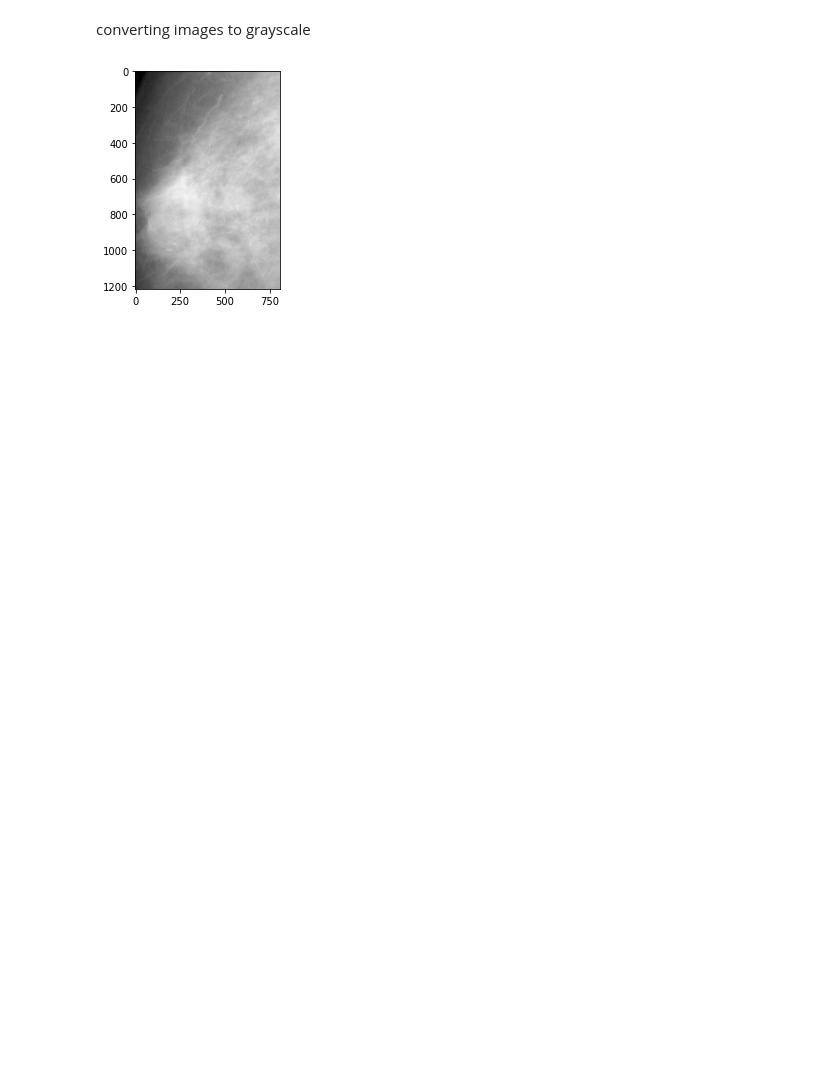
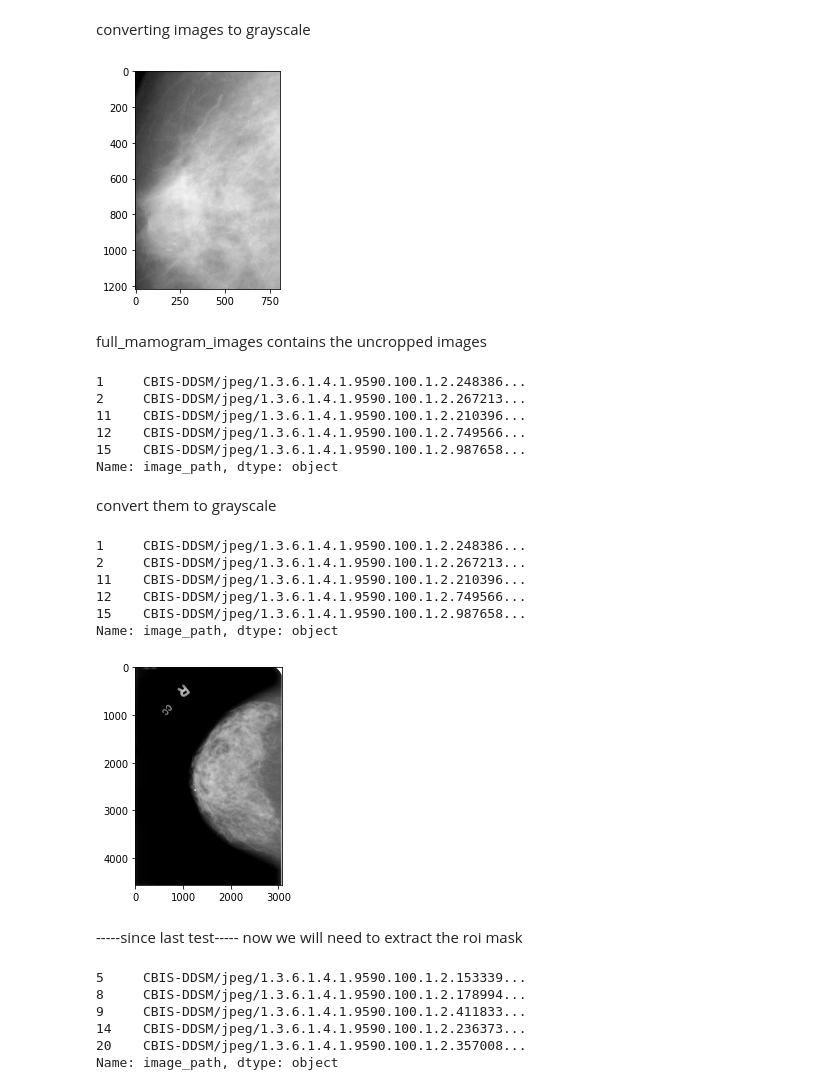
Before and after one commit to Vthanos/B.I.C, a Jupyter notebook: notebooks/classnet.ipynb, the cells around one changed output. Drawn from its saved outputs; the diff is of its cells as text; code cells hidden in the pictures; blank space fills up the shorter version.

Commit message:
added code for masks and corrected some path conflicts

```diff
--- a/notebooks/classnet.ipynb
+++ b/notebooks/classnet.ipynb
@@ -160,5 +192,5 @@ plotScatterMatrix(df3, 12, 10)
 # %%
-dicom_data = pd.read_csv('inputs/csv/dicom_info.csv')
+dicom_data = pd.read_csv('CBIS-DDSM/csv/dicom_info.csv')
 # %%
 dicom_data.head()
 # %% [output]
@@ -204,7 +236,7 @@ Name: image_path, dtype: object
 # %% [markdown]
 dir containing the images
 # %%
-image_dir = '../inputs/jpeg'
+image_dir = 'CBIS-DDSM/jpeg'
 # %% [markdown]
 cropping images
 # %%
@@ -226,3 +258,49 @@ for file  in cropped_images[0:5]:
   plt.imshow(gray_img, cmap='gray')
 # %% [output]
 [figure]
+# %% [markdown]
+full_mamogram_images contains the uncropped images
+# %%
+full_mammogram_images=dicom_data[dicom_data.SeriesDescription == 'full mammogram images'].image_path
+#.replace(image_path,image_dir)
+#image_path
+full_mammogram_images.head()
+# %% [output]
+1     CBIS-DDSM/jpeg/1.3.6.1.4.1.9590.100.1.2.248386...
+2     CBIS-DDSM/jpeg/1.3.6.1.4.1.9590.100.1.2.267213...
+11    CBIS-DDSM/jpeg/1.3.6.1.4.1.9590.100.1.2.210396...
+12    CBIS-DDSM/jpeg/1.3.6.1.4.1.9590.100.1.2.749566...
+15    CBIS-DDSM/jpeg/1.3.6.1.4.1.9590.100.1.2.987658...
+Name: image_path, dtype: object
+# %% [markdown]
+convert them to grayscale
+# %%
+full_mammogram_images = full_mammogram_images.apply(lambda x: x.replace('CBIS-DDSM/jpeg', image_dir))
+full_mammogram_images.head()
+# %% [output]
+1     CBIS-DDSM/jpeg/1.3.6.1.4.1.9590.100.1.2.248386...
+2     CBIS-DDSM/jpeg/1.3.6.1.4.1.9590.100.1.2.267213...
+11    CBIS-DDSM/jpeg/1.3.6.1.4.1.9590.100.1.2.210396...
+12    CBIS-DDSM/jpeg/1.3.6.1.4.1.9590.100.1.2.749566...
+15    CBIS-DDSM/jpeg/1.3.6.1.4.1.9590.100.1.2.987658...
+Name: image_path, dtype: object
+# %%
+for file  in full_mammogram_images[0:5]:
+  full_mammogram_images_show = PIL.Image.open(file)
+  gray_img= full_mammogram_images_show.convert("L")
+  plt.imshow(gray_img, cmap='gray')
+# %% [output]
+[figure, added]
+# %% [markdown]
+-----since last test-----
+now we will need to extract the roi mask
+# %%
+ROI_mask_images=dicom_data[dicom_data.SeriesDescription == 'ROI mask images'].image_path
+ROI_mask_images.head()
+# %% [output]
+5     CBIS-DDSM/jpeg/1.3.6.1.4.1.9590.100.1.2.153339...
+8     CBIS-DDSM/jpeg/1.3.6.1.4.1.9590.100.1.2.178994...
+9     CBIS-DDSM/jpeg/1.3.6.1.4.1.9590.100.1.2.411833...
+14    CBIS-DDSM/jpeg/1.3.6.1.4.1.9590.100.1.2.236373...
+20    CBIS-DDSM/jpeg/1.3.6.1.4.1.9590.100.1.2.357008...
+Name: image_path, dtype: object
```
Also changed, not shown: parts of 15 cells of this notebook.
